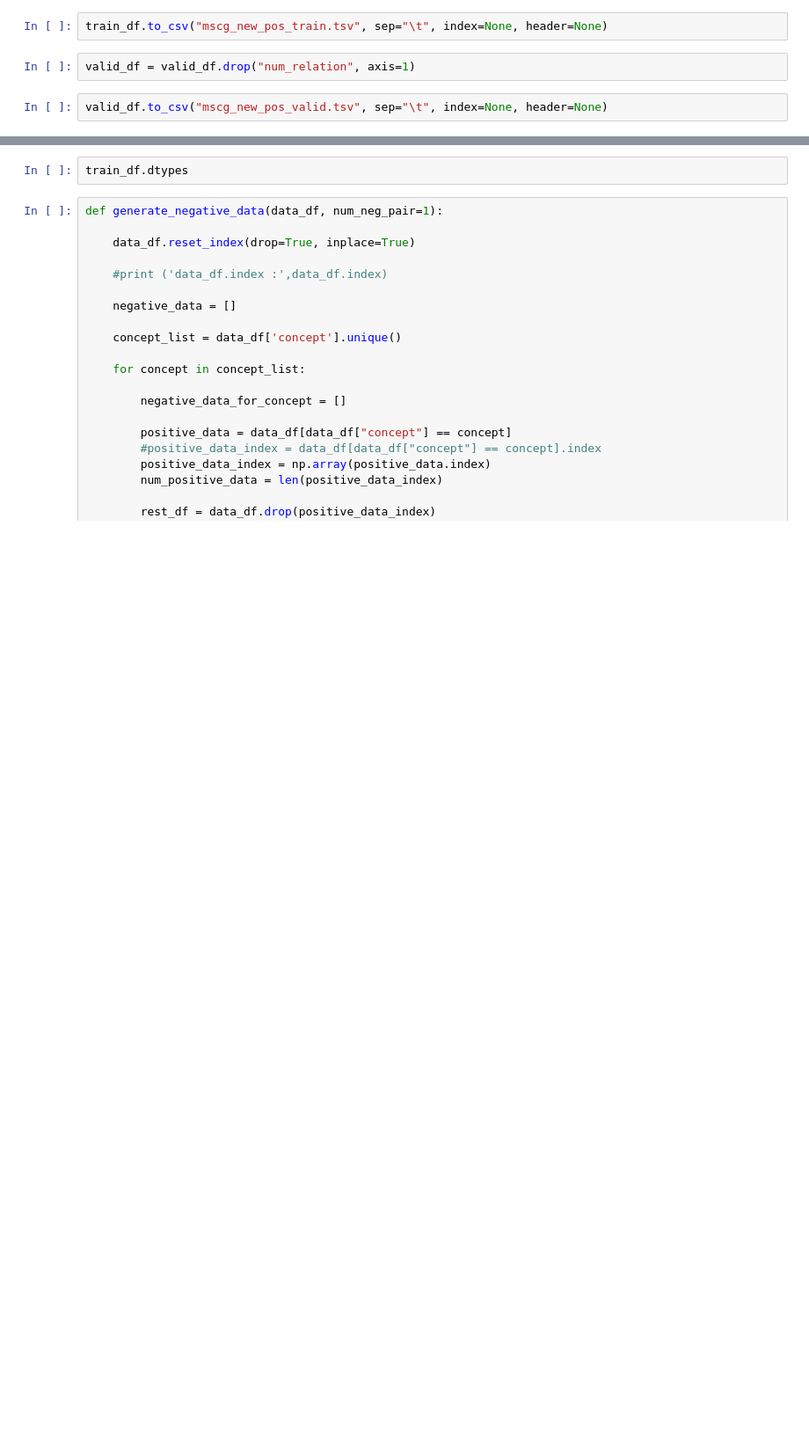
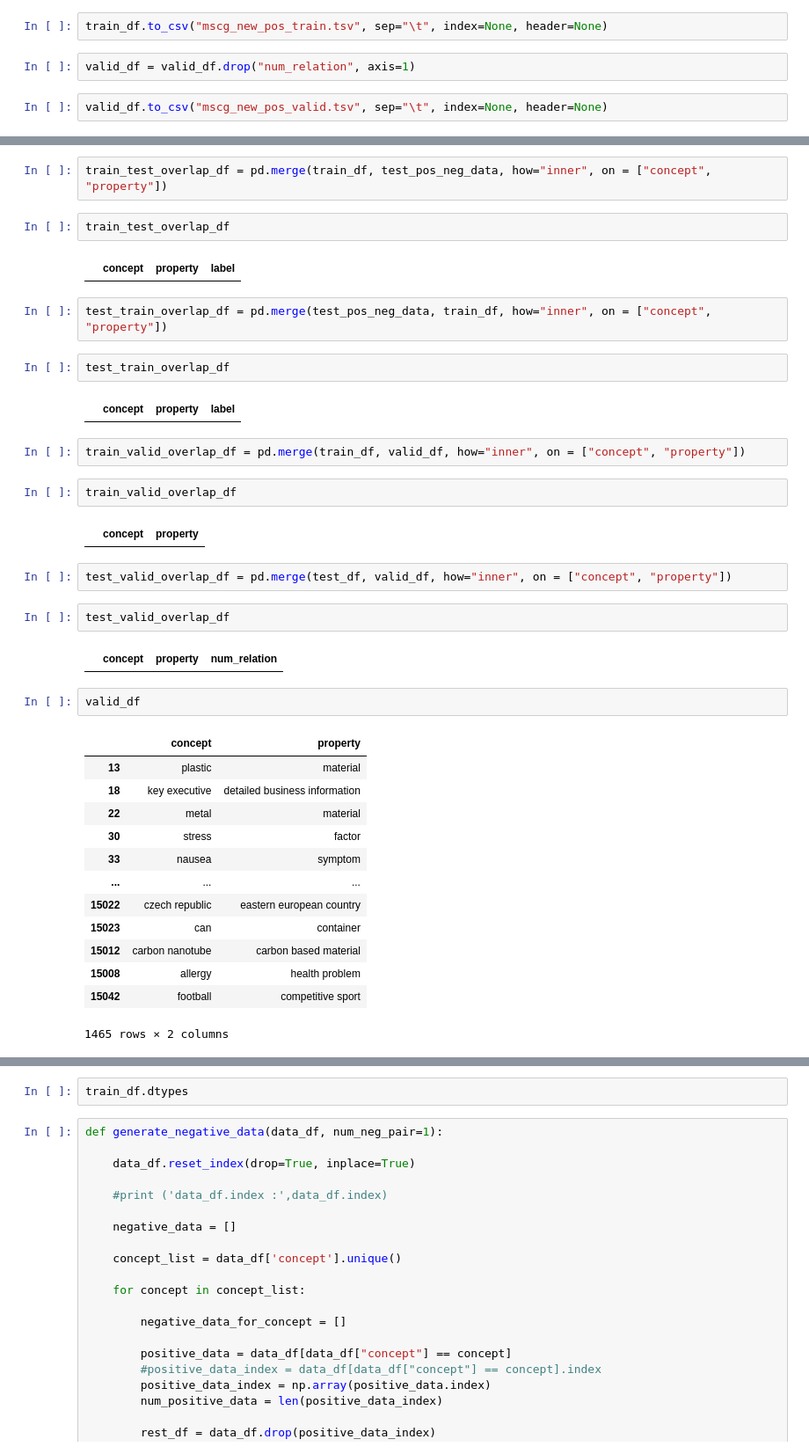
Before and after one commit to amitgajbhiye/biencoder_concept_property, a Jupyter notebook: notebooks/MSCG_data_sample.ipynb, the cells around one changed output, grey strips where cells are left out. Shown at 88% size. Saved outputs shown, nothing was run; the diff lists cells and outputs as text; blank space fills up the shorter version.

```diff
--- a/notebooks/MSCG_data_sample.ipynb
+++ b/notebooks/MSCG_data_sample.ipynb
@@ -291 +297,41 @@ All Data
 ++++++++++++++
+# %%
+train_test_overlap_df = pd.merge(train_df, test_pos_neg_data, how="inner", on = ["concept", "property"])
+# %%
+train_test_overlap_df
+# %% [output]
+|  | concept | property | label |
+# %%
+test_train_overlap_df = pd.merge(test_pos_neg_data, train_df, how="inner", on = ["concept", "property"])
+# %%
+test_train_overlap_df
+# %% [output]
+|  | concept | property | label |
+# %%
+train_valid_overlap_df = pd.merge(train_df, valid_df, how="inner", on = ["concept", "property"])
+# %%
+train_valid_overlap_df
+# %% [output]
+|  | concept | property |
+# %%
+test_valid_overlap_df = pd.merge(test_df, valid_df, how="inner", on = ["concept", "property"])
+# %%
+test_valid_overlap_df
+# %% [output]
+|  | concept | property | num_relation |
+# %%
+valid_df
+# %% [output]
+|  | concept | property |
+| 13 | plastic | material |
+| 18 | key executive | detailed business information |
+| 22 | metal | material |
+| 30 | stress | factor |
+| 33 | nausea | symptom |
+| ... | ... | ... |
+| 15022 | czech republic | eastern european country |
+| 15023 | can | container |
+| 15012 | carbon nanotube | carbon based material |
+| 15008 | allergy | health problem |
+| 15042 | football | competitive sport |
+1465 rows × 2 columns
```
Also changed, not shown: parts of 9 cells of this notebook, 6 other files.
